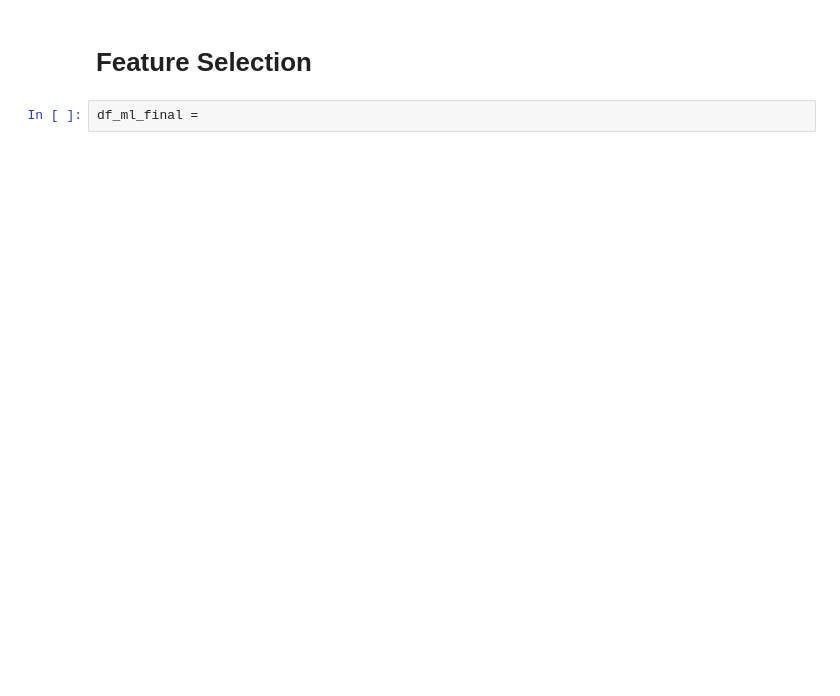
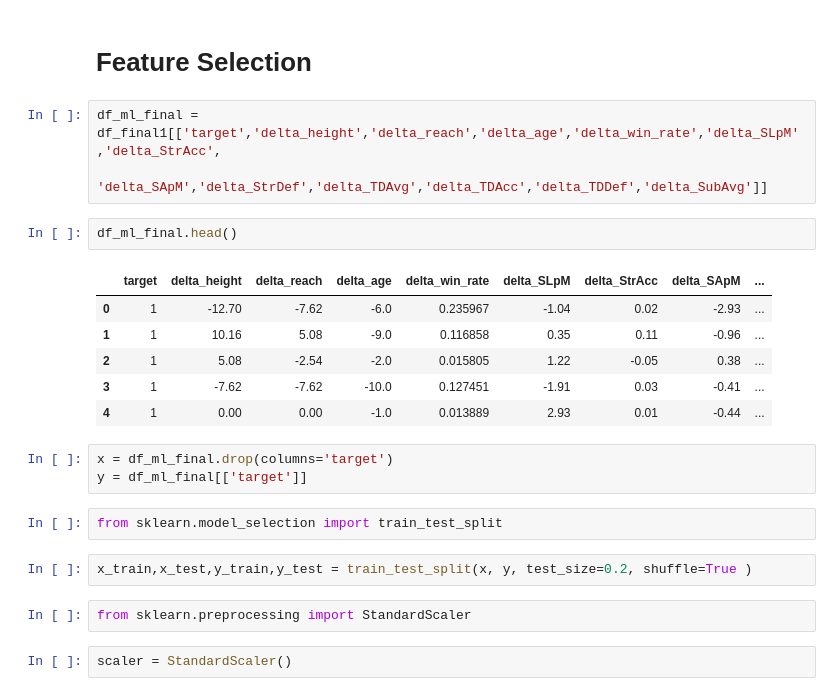
Before and after one commit to LLWICK/UFC-Fight-Winner-Predictor-Machine-learning, a Jupyter notebook: training/training.ipynb, the cells around one changed output. Cells and saved outputs as stored; diff of their text form; blank space fills up the shorter version.

```diff
--- a/training/training.ipynb
+++ b/training/training.ipynb
@@ -1133,4 +1153,25 @@ df_final1.shape[0]
 # %% [markdown]
 # Feature Selection
 # %%
-df_ml_final =
+df_ml_final = df_final1[['target','delta_height','delta_reach','delta_age','delta_win_rate','delta_SLpM','delta_StrAcc',
+                         'delta_SApM','delta_StrDef','delta_TDAvg','delta_TDAcc','delta_TDDef','delta_SubAvg']]
+# %%
+df_ml_final.head()
+# %% [output]
+|  | target | delta_height | delta_reach | delta_age | delta_win_rate | delta_SLpM | delta_StrAcc | delta_SApM | ... |
+| 0 | 1 | -12.70 | -7.62 | -6.0 | 0.235967 | -1.04 | 0.02 | -2.93 | ... |
+| 1 | 1 | 10.16 | 5.08 | -9.0 | 0.116858 | 0.35 | 0.11 | -0.96 | ... |
+| 2 | 1 | 5.08 | -2.54 | -2.0 | 0.015805 | 1.22 | -0.05 | 0.38 | ... |
+| 3 | 1 | -7.62 | -7.62 | -10.0 | 0.127451 | -1.91 | 0.03 | -0.41 | ... |
+| 4 | 1 | 0.00 | 0.00 | -1.0 | 0.013889 | 2.93 | 0.01 | -0.44 | ... |
+# %%
+x = df_ml_final.drop(columns='target')
+y = df_ml_final[['target']]
+# %%
+from sklearn.model_selection import train_test_split
+# %%
+x_train,x_test,y_train,y_test = train_test_split(x, y, test_size=0.2, shuffle=True )
+# %%
+from sklearn.preprocessing import StandardScaler
+# %%
+scaler = StandardScaler()
```
Also changed, not shown: parts of 13 cells of this notebook.
